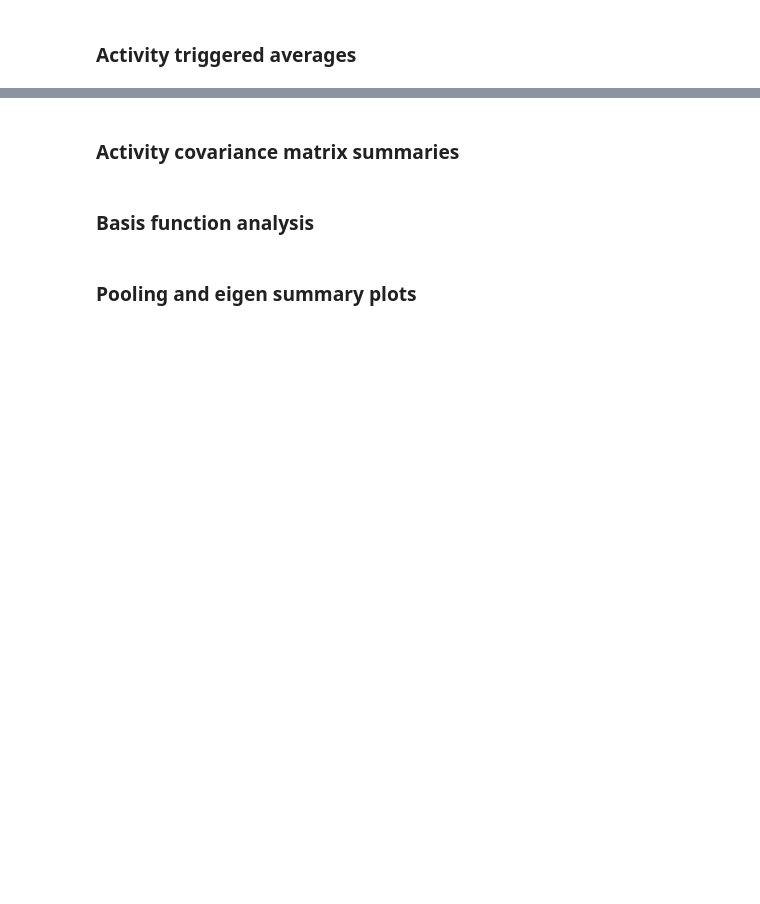
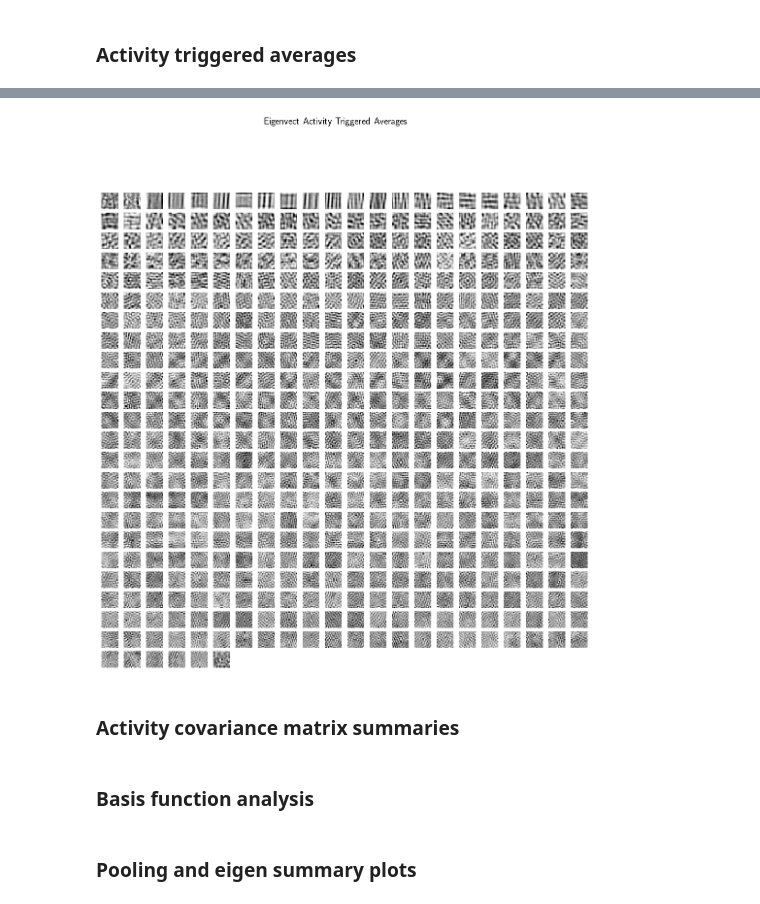
Before and after one commit to dpaiton/DeepSparseCoding, a Jupyter notebook: vis_lca_pca.ipynb, the cells around one changed output, grey strips where cells are left out. Saved outputs shown, nothing was run; the diff lists cells and outputs as text; code cells hidden in the pictures; blank space fills up the shorter version.

```diff
--- a/vis_lca_pca.ipynb
+++ b/vis_lca_pca.ipynb
@@ -92,6 +88,8 @@ def plot_weights(weights):
 # %%
-import matplotlib.pyplot as plt
 num_pixels, num_neurons = analyzer.evec_atas.shape
-fig = plot_weights(analyzer.evec_atas.T.reshape(num_neurons, int(np.sqrt(num_pixels)), int(np.sqrt(num_pixels))))
+fig = pf.plot_weights(analyzer.evec_atas.T.reshape(num_neurons,
+  int(np.sqrt(num_pixels)), int(np.sqrt(num_pixels))), title="Eigenvect Activity Triggered Averages")
+# %% [output]
+[figure, added]
 # %%
 num_pixels, num_neurons = analyzer.pool_atas.shape
```
Also changed, not shown: parts of 9 cells of this notebook, 5 other files.
